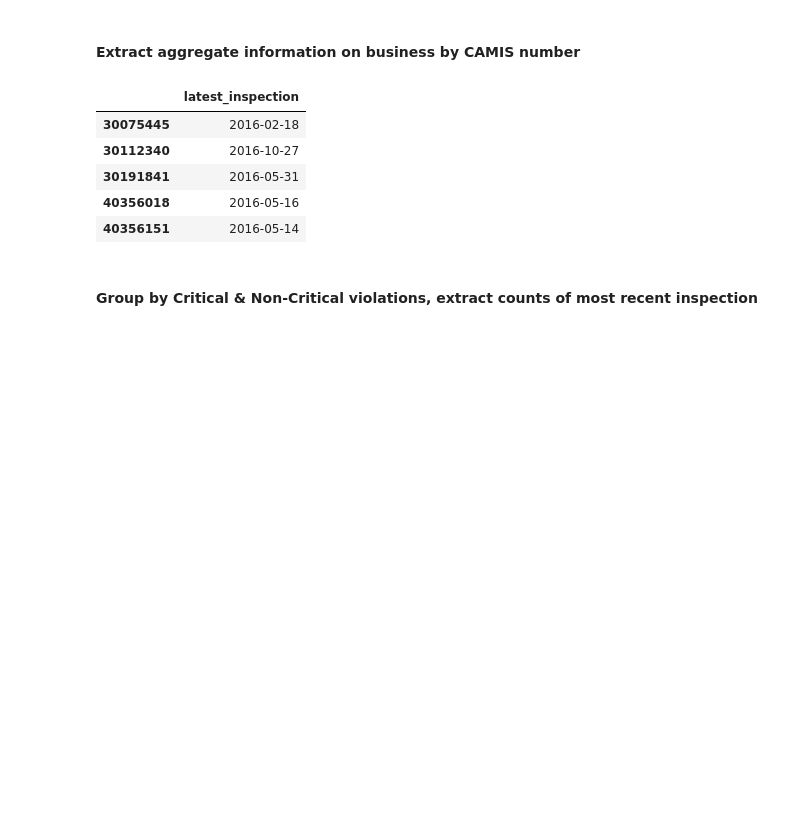
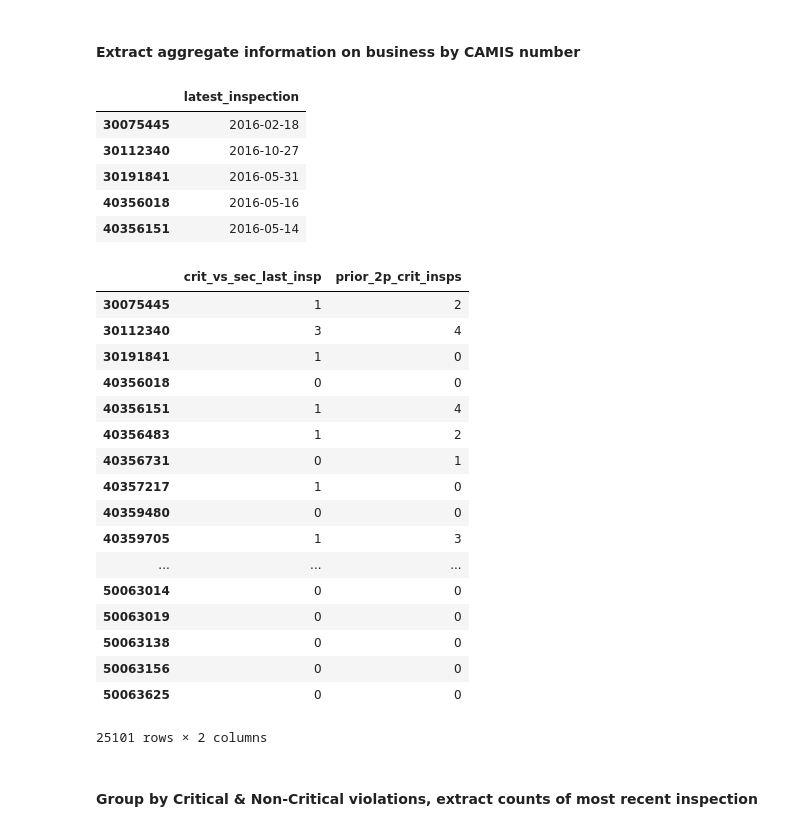
Before and after one commit to jchelmers/urban-data-project, a Jupyter notebook: ML_Project_Jon.ipynb, the cells around one changed output. Saved outputs shown, nothing was run; the diff lists cells and outputs as text; code cells hidden in the pictures; blank space fills up the shorter version.

```diff
--- a/ML_Project_Jon.ipynb
+++ b/ML_Project_Jon.ipynb
@@ -93,3 +127,24 @@ num_inspects = num_inspects.rename(index=str, columns={'INSPECTION DATE': 'num_i
+# %%
+prior_violations_df
+# %% [output]
+|  | crit_vs_sec_last_insp | prior_2p_crit_insps |
+| 30075445 | 1 | 2 |
+| 30112340 | 3 | 4 |
+| 30191841 | 1 | 0 |
+| 40356018 | 0 | 0 |
+| 40356151 | 1 | 4 |
+| 40356483 | 1 | 2 |
+| 40356731 | 0 | 1 |
+| 40357217 | 1 | 0 |
+| 40359480 | 0 | 0 |
+| 40359705 | 1 | 3 |
+| ... | ... | ... |
+| 50063014 | 0 | 0 |
+| 50063019 | 0 | 0 |
+| 50063138 | 0 | 0 |
+| 50063156 | 0 | 0 |
+| 50063625 | 0 | 0 |
+25101 rows × 2 columns
 # %% [markdown]
 #### Group by Critical & Non-Critical violations, extract counts of most recent inspection
 # %%
```
Also changed, not shown: parts of 13 cells of this notebook, 1 other file.
